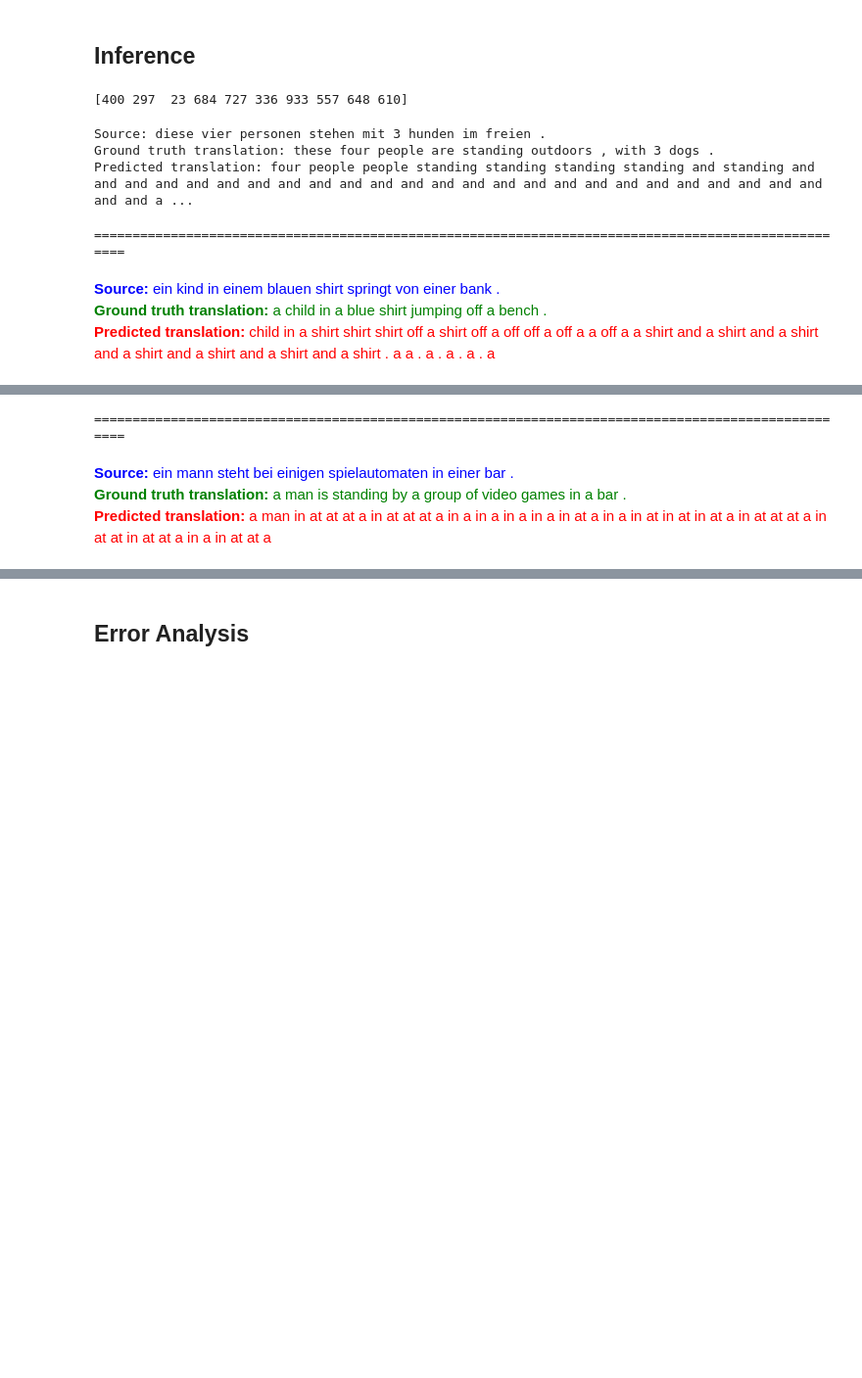
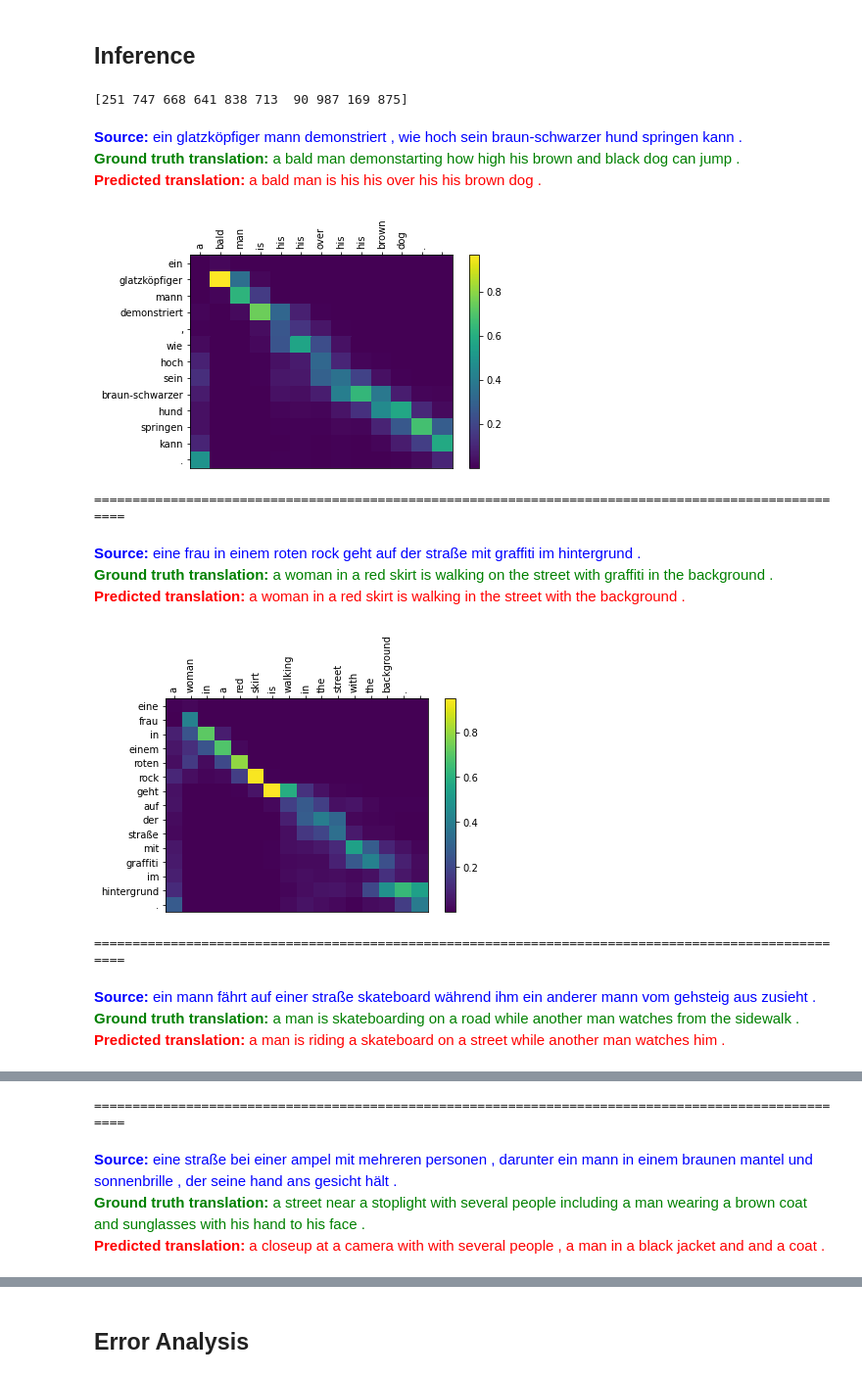
Before and after one commit to dksifoua/Neural-Machine-Translation, a Jupyter notebook: 2 - SeqToSeq Model with Badhanau Attention.ipynb, the cells around one changed output, grey strips where cells are left out. Shown at 98% size. Cells and saved outputs as stored; diff of their text form; code cells hidden in the pictures; blank space fills up the shorter version.

```diff
--- a/2 - SeqToSeq Model with Badhanau Attention.ipynb
+++ b/2 - SeqToSeq Model with Badhanau Attention.ipynb
@@ -589,7 +592,7 @@ def translate(sentences, model, beam_size, src_field, dest_field, max_len, devic
         targets = [*map(lambda example: ' '.join(example.trg), sentences.examples)]
         sentences = [*map(lambda example: example.src, sentences.examples)]
     data = [*map(lambda word_list: src_field.process([word_list]), sentences)]
-    translated_sentences, pred_logps = [], []
+    translated_sentences, attention_weights, pred_logps = [], [], []
     model.eval()
     with torch.no_grad():
         for i, (src_sequence, src_length) in tqdm.tqdm(enumerate(data), total=len(data)):
@@ -601,27 +604,29 @@ def translate(sentences, model, beam_size, src_field, dest_field, max_len, devic
                 for node in tree[-1]:
                     if node.eos: # Skip eos token
                         continue
-                    logit, h_state, _ = model.decoder(input_word_index=node.token,
-                                                      h_state_prev=node.states[0].contiguous(),
-                                                      enc_outputs=enc_outputs, mask=mask) # Decode
+                    logit, h_state, attn_weights = model.decoder(input_word_index=node.token,
+                                                   h_state_prev=node.states[0].contiguous(),
+                                                   enc_outputs=enc_outputs, mask=mask)
                     logp = F.log_softmax(logit, dim=1).squeeze(dim=0)
                     topk_logps, topk_tokens = torch.topk(logp, beam_size)
                     for k in range(beam_size):
-                        next_nodes.append(Node(token=topk_tokens[k, None], states=(h_state,),
+                        next_nodes.append(Node(token=topk_tokens[k, None], states=(h_state, attn_weights),
                                                logp=topk_logps[k, None].cpu().item(), parent=node,
                                                eos=topk_tokens[k].cpu().item() == dest_field.vocab[dest_field.eos_token]))
                 if len(next_nodes) == 0:
                     break
                 next_nodes = sorted(next_nodes, key=lambda node: node.logps, reverse=True)
                 tree.append(next_nodes[:beam_size])
-            best_path = find_best_path(tree)
+            best_path = find_best_path(tree)[::-1]
             # Get the translation
             pred_translated = [*map(lambda node: dest_field.vocab.itos[node.token], best_path)]
             pred_translated = [*filter(lambda word: word not in [
                 dest_field.init_token, dest_field.eos_token
-            ], pred_translated[::-1])]
+            ], pred_translated)]
             translated_sentences.append(' '.join(pred_translated))
             # Get probabilities
             pred_logps.append(sum([*map(lambda node: node.logps, best_path)]))
+            # Get attention weights
+            attention_weights.append(torch.cat([*map(lambda node: node.states[1], best_path[1:])], dim=-1).cpu().numpy())
         sentences = [*map(lambda sentence: ' '.join(sentence), sentences)]
-    return sentences, translated_sentences, targets, pred_logps
+    return sentences, translated_sentences, targets, attention_weights, pred_logps
@@ -628,21 +650,28 @@ def translate(sentences, model, beam_size, src_field, dest_field, max_len, devic
 # %%
-sentences, translated_sentences, dest_sentences, pred_logps = translate(sentences=test_data, model=seq2seq, beam_size=1, src_field=DE,
-                                                                        dest_field=EN, max_len=50, device=DEVICE)
+sentences, translated_sentences, dest_sentences, attention_weights, pred_logps = translate(sentences=test_data, model=seq2seq, beam_size=5, src_field=DE,
+                                                                                           dest_field=EN, max_len=50, device=DEVICE)
 indexes = np.random.choice(len(test_data.examples), size=10, replace=False)
 print(indexes)
 print()
 for i in indexes:
     html = f'<p><span style="color:blue"><b>Source:</b> {sentences[i]}</span><br />'
     html += f'<span style="color:green"><b>Ground truth translation:</b> {dest_sentences[i]}</span><br />'
     html += f'<span style="color:red"><b>Predicted translation:</b> {translated_sentences[i]}</span></p>'
     display(HTML(html))
+    plot_attention(sentences[i], translated_sentences[i], attention_weights[i])
     print('='*100)
 # %% [output]
-[400 297  23 684 727 336 933 557 648 610]
+[251 747 668 641 838 713  90 987 169 875]
+Source: ein glatzköpfiger mann demonstriert , wie hoch sein braun-schwarzer hund springen kann .
+Ground truth translation: a bald man demonstarting how high his brown and black dog can jump .
+Predicted translation: a bald man is his his over his his brown dog .
+[figure, added]
-Source: diese vier personen stehen mit 3 hunden im freien .
-Ground truth translation: these four people are standing outdoors , with 3 dogs .
-Predicted translation: four people people standing standing standing standing and standing and and and and and and and and and and and and and and and and and and and and and and and and and and and a ...
+====================================================================================================
+Source: eine frau in einem roten rock geht auf der straße mit graffiti im hintergrund .
+Ground truth translation: a woman in a red skirt is walking on the street with graffiti in the background .
+Predicted translation: a woman in a red skirt is walking in the street with the background .
+[figure, added]
 ====================================================================================================
-Source: ein kind in einem blauen shirt springt von einer bank .
-Ground truth translation: a child in a blue shirt jumping off a bench .
-Predicted translation: child in a shirt shirt shirt off a shirt off a off off a off a a off a a shirt and a shirt and a shirt and a shirt and a shirt and a shirt and a shirt . a a . a . a . a . a
+Source: ein mann fährt auf einer straße skateboard während ihm ein anderer mann vom gehsteig aus zusieht .
+Ground truth translation: a man is skateboarding on a road while another man watches from the sidewalk .
+Predicted translation: a man is riding a skateboard on a street while another man watches him .
@@ -649,4 +679,4 @@ Predicted translation: child in a shirt shirt shirt off a shirt off a off off a
 ====================================================================================================
-Source: ein mann steht bei einigen spielautomaten in einer bar .
-Ground truth translation: a man is standing by a group of video games in a bar .
-Predicted translation: a man in at at at a in at at at a in a in a in a in a in at a in a in at in at in at a in at at at a in at at in at at a in a in at at a
+Source: eine straße bei einer ampel mit mehreren personen , darunter ein mann in einem braunen mantel und sonnenbrille , der seine hand ans gesicht hält .
+Ground truth translation: a street near a stoplight with several people including a man wearing a brown coat and sunglasses with his hand to his face .
+Predicted translation: a closeup at a camera with with several people , a man in a black jacket and and a coat .
```
Also changed, not shown: parts of 14 cells of this notebook.
